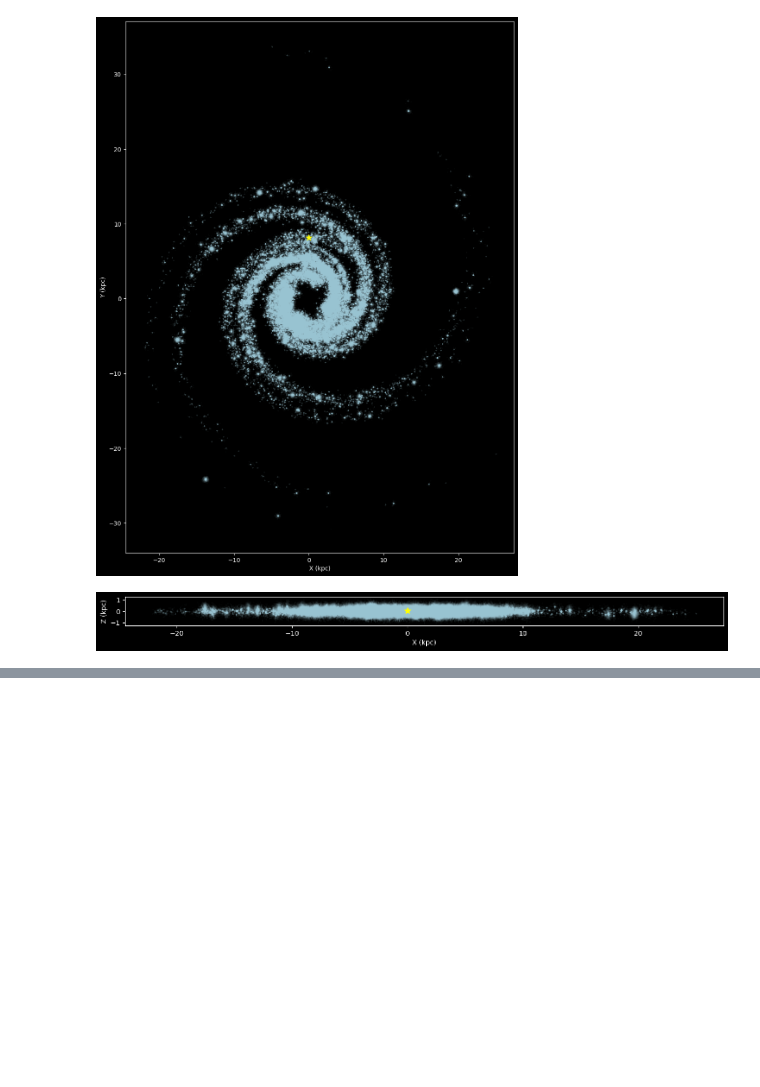
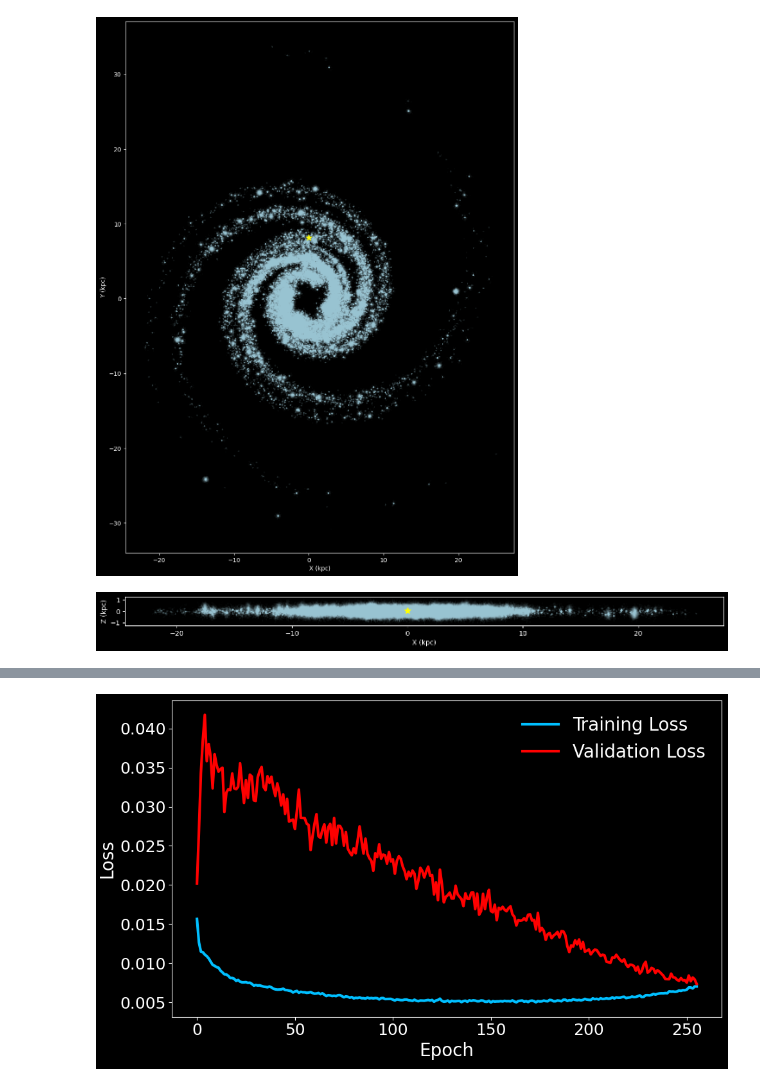
Before and after one commit to starccato/starccato-flow, a Jupyter notebook: simulate_galactic_supernovae.ipynb, the cells around one changed output, grey strips where cells are left out. Cells and saved outputs as stored; diff of their text form; code cells hidden in the pictures; blank space fills up the shorter version.

```diff
--- a/simulate_galactic_supernovae.ipynb
+++ b/simulate_galactic_supernovae.ipynb
@@ -284,0 +504,23 @@ for i, idx in enumerate(random_indices[:4]):  # Show first 4
+# %%
+# Train Flow Matching model on generated CVAE data
+from starccato_flow.training.trainer_flow_matching_new import FlowMatchingTrainerNew
+
+# Create trainer with custom generated data
+flow_trainer = FlowMatchingTrainerNew(
+    custom_data=(signals_array, params_physical),  # Use your generated signals and parameters
+    toy=False,  # Not using toy data
+    num_epochs=256,
+    start_snr=100,
+    end_snr=10,
+    noise=True,  # Add noise to training
+    validation_split=0.1,  # 10% for validation
+    curriculum=True,  # Use curriculum learning (gradually decrease SNR)
+    noise_realizations=1,  # Number of noise realizations per signal
+    batch_size=64,
+    lr_flow=5e-4,
+    outdir="outdir/flow_matching"
+)
+
+print(f"\n✓ Flow Matching trainer initialized")
+print(f"  Training on {len(flow_trainer.training_dataset)} samples")
+print(f"  Validating on {len(flow_trainer.validation_dataset)} samples")
@@ -284,0 +541,10 @@ for i, idx in enumerate(random_indices[:4]):  # Show first 4
+# %%
+# Start training
+flow_trainer.train()
+
+# This will:
+# 1. Split your generated data into train/val sets (90/10)
+# 2. Train the Flow Matching model to learn parameter distributions
+# 3. Use curriculum learning (start with high SNR, gradually decrease to low SNR)
+# 4. Save checkpoints every 16 epochs to outdir/flow_matching/
+# 5. Track training and validation losses
@@ -284,0 +565,10 @@ for i, idx in enumerate(random_indices[:4]):  # Show first 4
+# %%
+# After training, display results
+flow_trainer.display_results()
+
+# This will show:
+# - Training and validation loss curves
+# - Generated parameter distributions vs training data
+# - Corner plots showing parameter correlations
+# %% [output]
+[figure, added]
```
Also changed, not shown: parts of 17 cells of this notebook, 11 other files.
